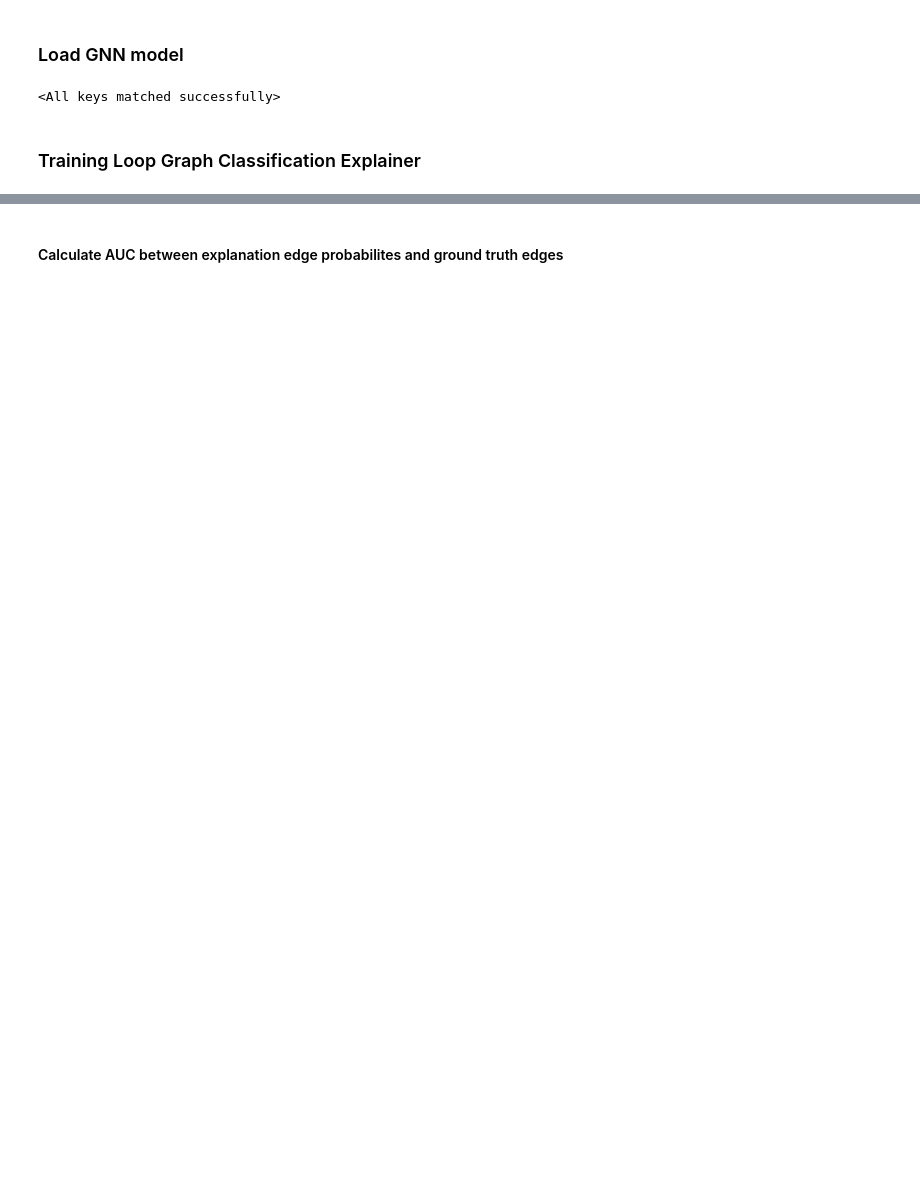
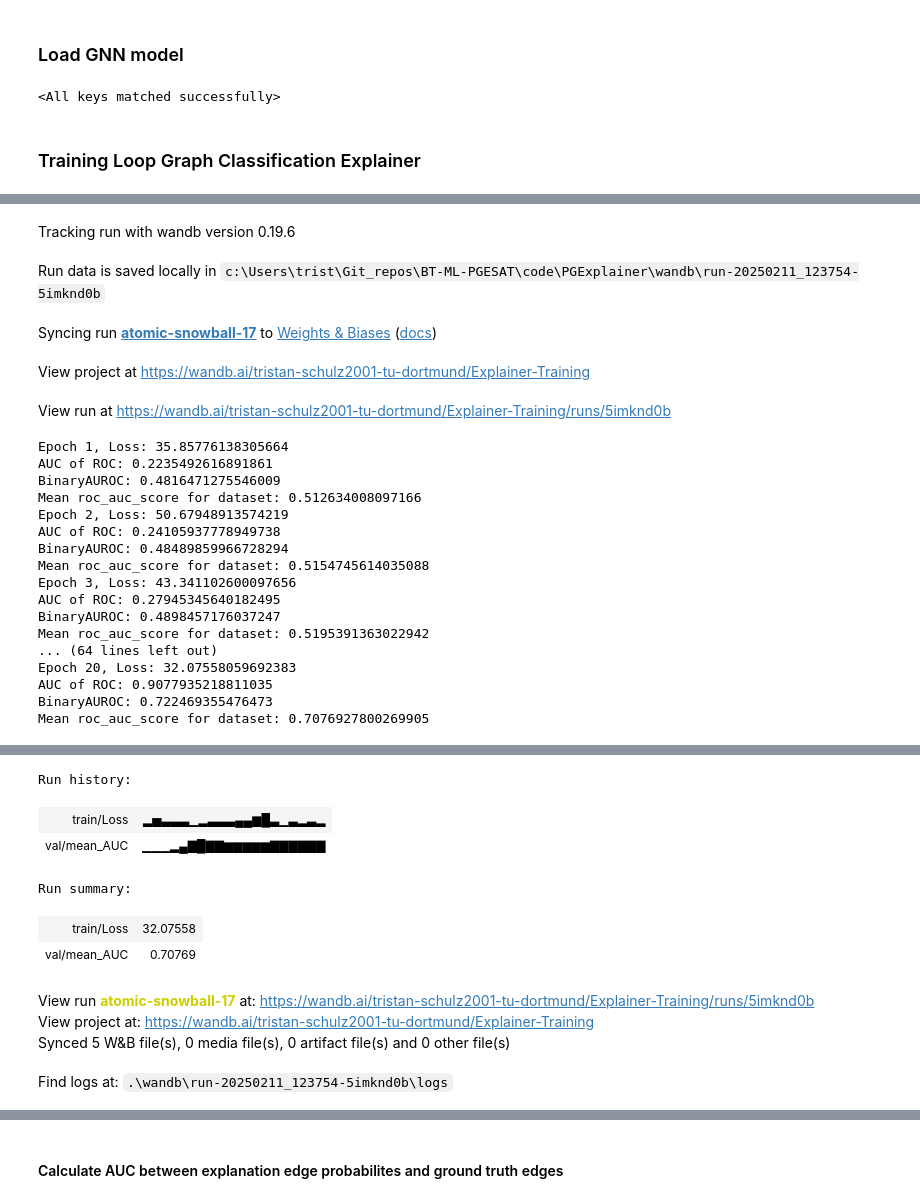
Before and after one commit to TrstnSch/BT-ML-PGESAT, a Jupyter notebook: code/PGExplainer/train_explainer_BA2Motif.ipynb, the cells around one changed output, grey strips where cells are left out. Cells and saved outputs as stored; diff of their text form; code cells hidden in the pictures; blank space fills up the shorter version.

Commit message:
ADD: wandb integration

```diff
--- a/code/PGExplainer/train_explainer_BA2Motif.ipynb
+++ b/code/PGExplainer/train_explainer_BA2Motif.ipynb
@@ -74,8 +72,28 @@ def weights_init(module):
 ### Training Loop Graph Classification Explainer
 # %%
 #torch.set_printoptions(threshold=10_000)
+wandb.init(
+    # set the wandb project where this run will be logged
+    project="Explainer-Training",
+
+    # track hyperparameters and run metadata
+    config={
+    "learning_rate": learning_rate_mlp,
+    "architecture": "MLP",
+    "dataset": datasetName,
+    "batch_size": batch_size,
+    "epochs": epochs_mlp,
+    "#sampled_graphs": sampled_graphs,
+    "size_regularization": coefficientSizeReg,
+    "entropy_regularization": entropyReg,
+    "initial_temperature": t_0,
+    "final_temperature": t_T,
+    }
+)
+
 mlp = explainer.MLP()
-mlp.apply(weights_init)
+
+wandb.watch(mlp, log= "all", log_freq=2, log_graph=False)
 
 mlp_optimizer = torch.optim.Adam(params = mlp.parameters(), lr = learning_rate_mlp, maximize=False)
 
@@ -89,13 +107,12 @@ for epoch in range(0, epochs_mlp) :
 
     temperature = t_0*((t_T/t_0) ** ((epoch+1)/epochs_mlp))
 
-    Loss = torch.FloatTensor([0])
-
     for batch_index, data in enumerate(train_loader):
         # MLP forward                                                           # shape embeddings[batch_index]: ~50 X 40 = Edges X hidden_embs_2Nodes
         w_ij = mlp.forward(modelGraphGNN, data.x, data.edge_index)               # shape: ~50 X 1 = Edges X MLP_out(edge_weight)
 
-        sampleLoss = Loss = torch.FloatTensor([0])
+        sampleLoss = torch.FloatTensor([0])
+        loss = torch.FloatTensor([0])
 
         for k in range(0, sampled_graphs):
             # Sample with reparam trick via edge weights
@@ -117,13 +134,15 @@ for epoch in range(0, epochs_mlp) :
                 currLoss = mlp.loss(pOriginal[graph_index], pSample[graph_index], edge_ij[edge_mask], coefficientSizeReg, entropyReg)
                 sampleLoss += currLoss
 
-        Loss += sampleLoss / sampled_graphs
+        loss += sampleLoss / sampled_graphs
 
-    Loss.backward()
+    #loss = loss / len(train_loader.dataset)
+
+    loss.backward()
 
     #Loss = Loss / len(train_loader.dataset)
 
-    print(f"Epoch {epoch+1}, Loss: {Loss.item()}")
+    print(f"Epoch {epoch+1}, Loss: {loss.item()}")
 
     #torch.nn.utils.clip_grad_norm_(mlp.parameters(), max_norm=2)
 
@@ -131,8 +150,11 @@ for epoch in range(0, epochs_mlp) :
 
     mlp.eval()
 
-    evaluation.evaluateExplainerAUC(mlp, modelGraphGNN, val_dataset, MUTAG)
-    out = mlp.forward(modelGraphGNN, val_dataset[0].x, val_dataset[0].edge_index)
+    dataOut, meanAuc = evaluation.evaluateExplainerAUC(mlp, modelGraphGNN, val_dataset, MUTAG)
+
+    wandb.log({"train/Loss": loss, "val/mean_AUC": meanAuc})
+
+    #out = mlp.forward(modelGraphGNN, val_dataset[0].x, val_dataset[0].edge_index)
 
     #print(f"MLP Output for first val graph in epoch {epoch+1}:")
     #print(out.squeeze(1))
@@ -140,4 +162,6 @@ for epoch in range(0, epochs_mlp) :
     """for name, param in mlp.named_parameters():
         if param.requires_grad:
             print(f"{name}: {param.grad}")"""
+
+wandb.finish()
 # %% [output]
@@ -160,0 +170,22 @@ roc_auc_score: 1.0
+Tracking run with wandb version 0.19.6
+Run data is saved locally in c:\Users\trist\Git_repos\BT-ML-PGESAT\code\PGExplainer\wandb\run-20250211_123754-5imknd0b
+Syncing run atomic-snowball-17 to Weights & Biases (docs)
+View project at https://wandb.ai/tristan-schulz2001-tu-dortmund/Explainer-Training
+View run at https://wandb.ai/tristan-schulz2001-tu-dortmund/Explainer-Training/runs/5imknd0b
+Epoch 1, Loss: 35.85776138305664
+AUC of ROC: 0.2235492616891861
+BinaryAUROC: 0.4816471275546009
+Mean roc_auc_score for dataset: 0.512634008097166
+Epoch 2, Loss: 50.67948913574219
+AUC of ROC: 0.24105937778949738
+BinaryAUROC: 0.48489859966728294
+Mean roc_auc_score for dataset: 0.5154745614035088
+Epoch 3, Loss: 43.341102600097656
+AUC of ROC: 0.27945345640182495
+BinaryAUROC: 0.4898457176037247
+Mean roc_auc_score for dataset: 0.5195391363022942
+... (64 lines left out)
+Epoch 20, Loss: 32.07558059692383
+AUC of ROC: 0.9077935218811035
+BinaryAUROC: 0.722469355476473
+Mean roc_auc_score for dataset: 0.7076927800269905
@@ -161 +193,11 @@ roc_auc_score: 1.0
+Run history:
+| train/Loss | ▂▅▃▃▃▁▂▃▃▃▄▄▆█▃▁▃▂▃▂ |
+| val/mean_AUC | ▁▁▁▂▄▇█▇▇▆▆▆▆▆▇▇▇▇▇▇ |
+Run summary:
+| train/Loss | 32.07558 |
+| val/mean_AUC | 0.70769 |
+View run atomic-snowball-17 at: https://wandb.ai/tristan-schulz2001-tu-dortmund/Explainer-Training/runs/5imknd0b
+View project at: https://wandb.ai/tristan-schulz2001-tu-dortmund/Explainer-Training
+Synced 5 W&B file(s), 0 media file(s), 0 artifact file(s) and 0 other file(s)
+Find logs at: .\wandb\run-20250211_123754-5imknd0b\logs
 # %%
```
Also changed, not shown: parts of 11 cells of this notebook, 2 other files.
